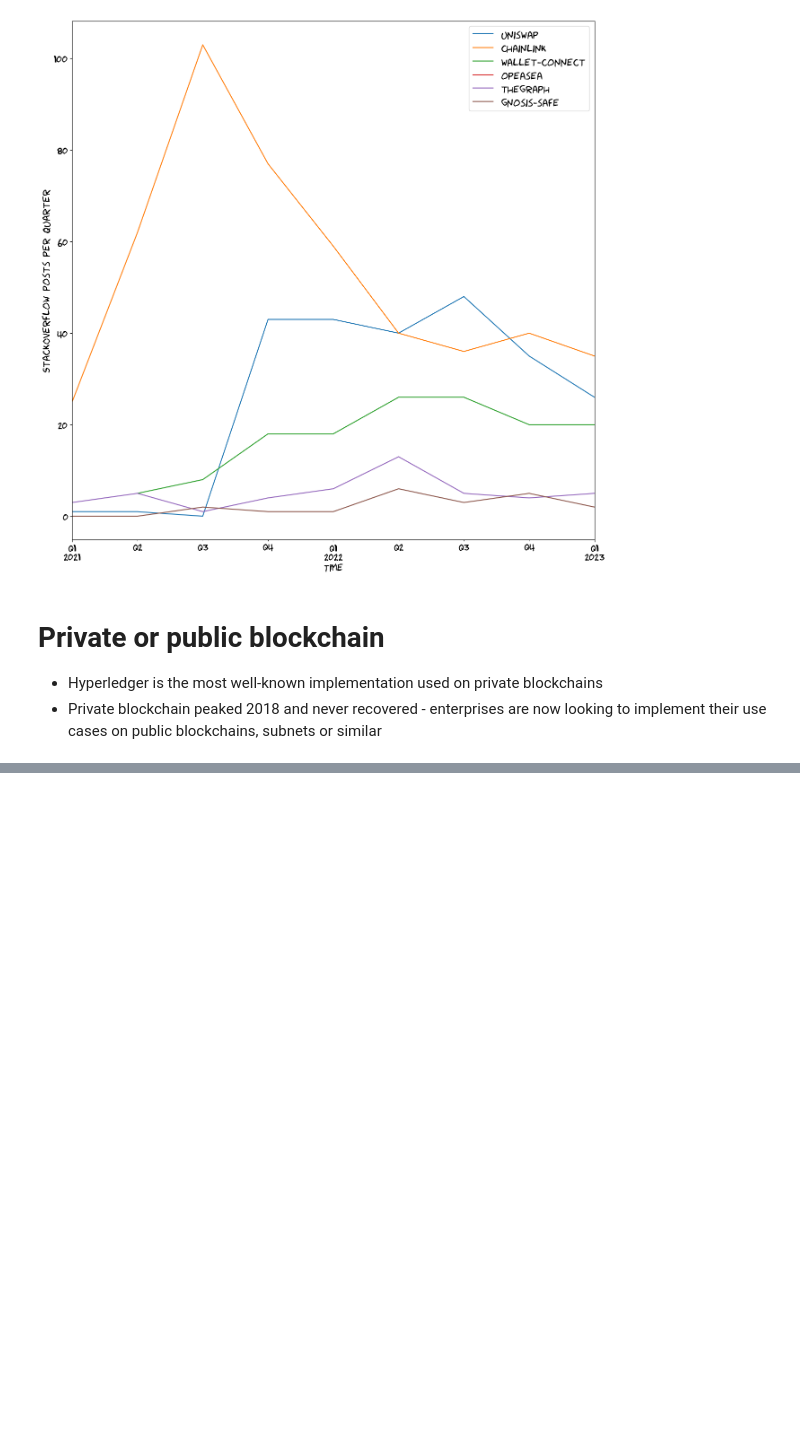
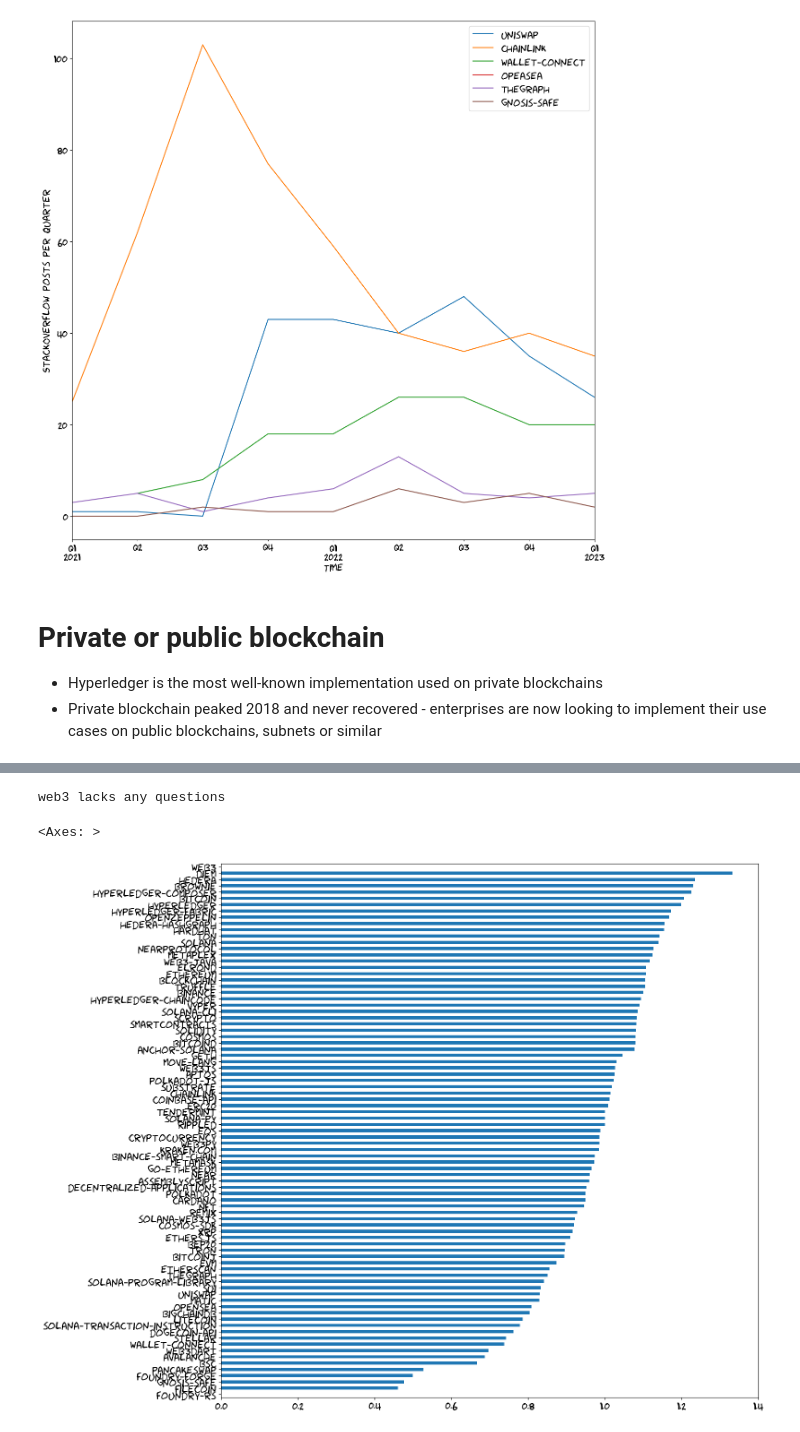
Before and after one commit to tradingstrategy-ai/blockchain-stackoverflow, a Jupyter notebook: research.ipynb, the cells around one changed output, grey strips where cells are left out. Drawn from its saved outputs; the diff is of its cells as text; code cells hidden in the pictures; blank space fills up the shorter version.

```diff
--- a/research.ipynb
+++ b/research.ipynb
@@ -506,0 +518,21 @@ We also check how well our enterprise overlords answer to questions.
+# %%
+
+from blockchain_stackoverflow.tag_map import INTERESTING_TAGS
+
+# tag -> answer ratio mappings
+ratios = pd.Series(dtype="float")
+
+for tag in INTERESTING_TAGS:
+    posts = get_posts_by_tags(df, (tag,))
+    question_count = len(posts)
+    if question_count == 0:
+        print(f"{tag} lacks any questions")
+    answer_count = posts["AnswerCount"].sum()
+    ratios[tag] = answer_count / question_count
+
+ratios = ratios.sort_values()
+ratios.plot.barh()
+# %% [output]
+web3 lacks any questions
+<Axes: >
+[figure, added]
```
Also changed, not shown: parts of 6 cells of this notebook, 2 other files.
